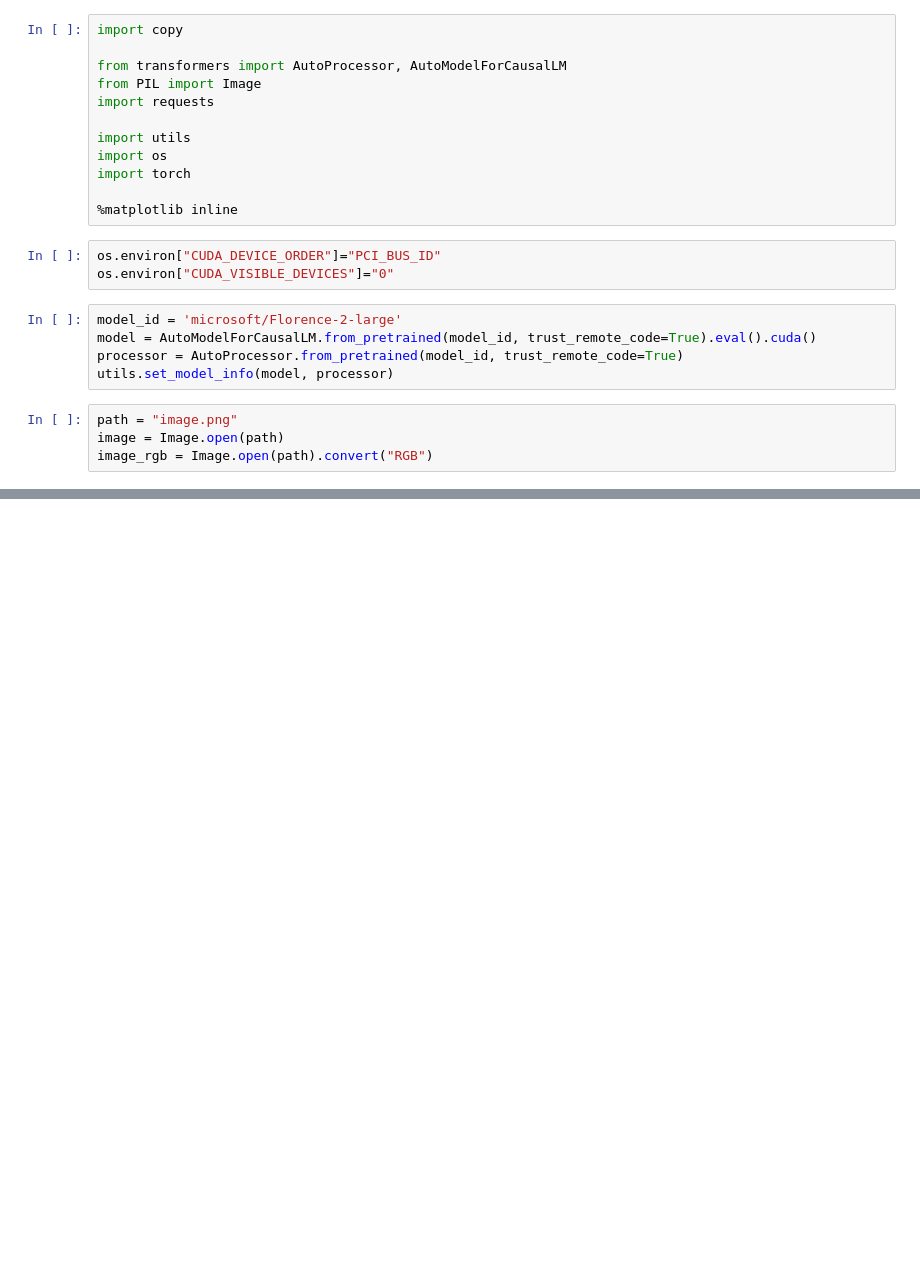
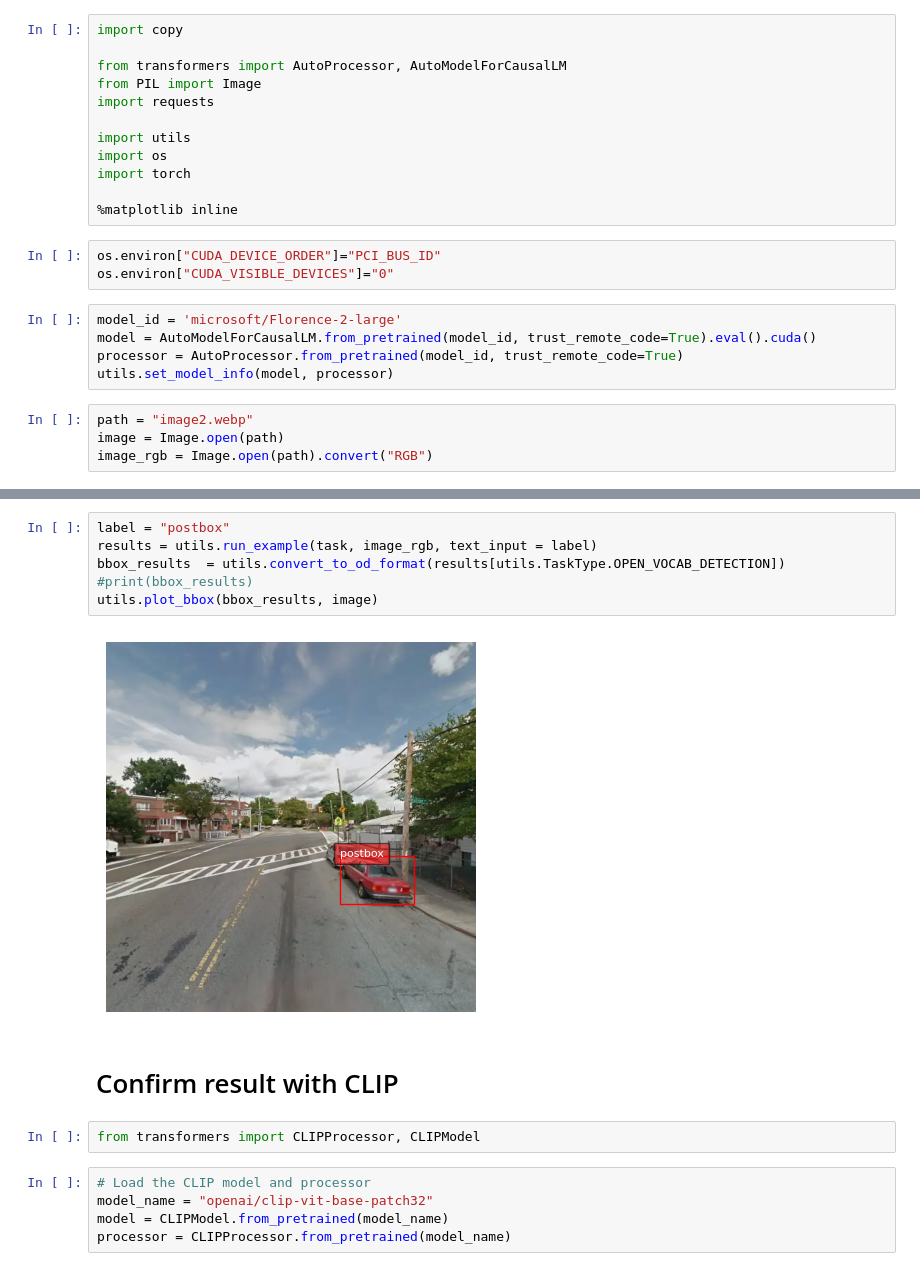
Before and after one commit to liudvikaszekas/distance-vlm, a Jupyter notebook: scripts/florence-2/florence-2.ipynb, the cells around one changed output, grey strips where cells are left out. Cells and saved outputs as stored; diff of their text form; blank space fills up the shorter version.

Commit message:
added CLIP classification

```diff
--- a/scripts/florence-2/florence-2.ipynb
+++ b/scripts/florence-2/florence-2.ipynb
@@ -19,7 +19,7 @@ model = AutoModelForCausalLM.from_pretrained(model_id, trust_remote_code=True).e
 processor = AutoProcessor.from_pretrained(model_id, trust_remote_code=True)
 utils.set_model_info(model, processor)
 # %%
-path = "image.png"
+path = "image2.webp"
 image = Image.open(path)
 image_rgb = Image.open(path).convert("RGB")
 # %%
@@ -35,0 +43,17 @@ for label in test_labels:
+# %%
+label = "postbox"
+results = utils.run_example(task, image_rgb, text_input = label)
+bbox_results  = utils.convert_to_od_format(results[utils.TaskType.OPEN_VOCAB_DETECTION])
+#print(bbox_results)
+utils.plot_bbox(bbox_results, image)
+# %% [output]
+[figure, added]
+# %% [markdown]
+# Confirm result with CLIP
+# %%
+from transformers import CLIPProcessor, CLIPModel
+# %%
+# Load the CLIP model and processor
+model_name = "openai/clip-vit-base-patch32"
+model = CLIPModel.from_pretrained(model_name)
+processor = CLIPProcessor.from_pretrained(model_name)
```
Also changed, not shown: parts of 4 cells of this notebook.
